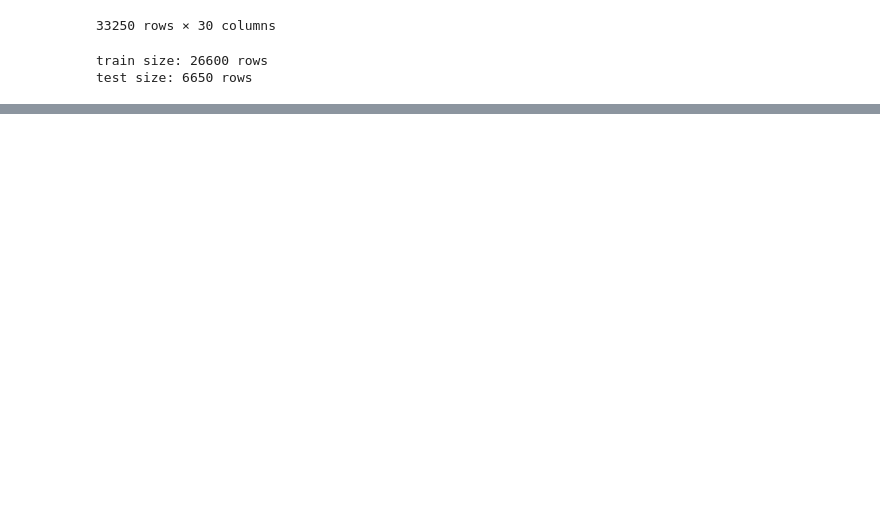
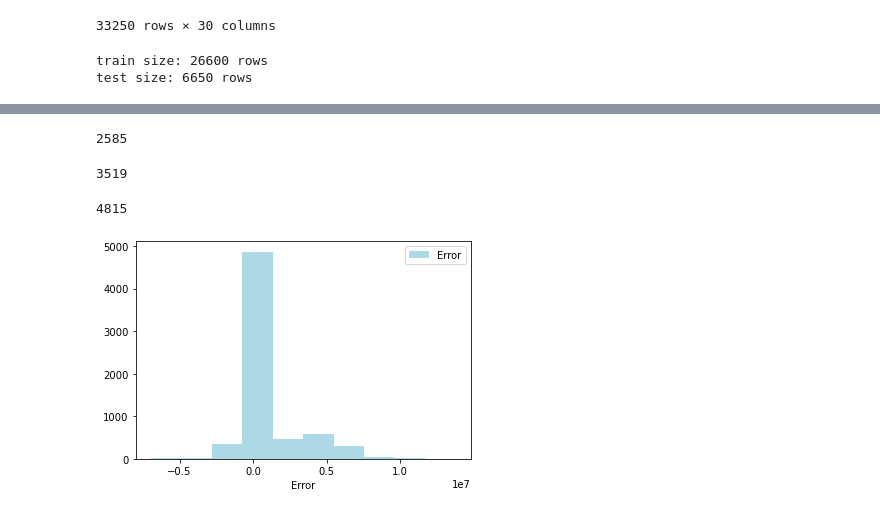
Before and after one commit to fonluiz/Process-Mining-Prediction, a Jupyter notebook: Evaluation.ipynb, the cells around one changed output, grey strips where cells are left out. Drawn from its saved outputs; the diff is of its cells as text; code cells hidden in the pictures; blank space fills up the shorter version.

```diff
--- a/Evaluation.ipynb
+++ b/Evaluation.ipynb
@@ -144,2 +187,5 @@ rf = RandomForestRegressor(bootstrap=False, max_depth=70, max_features='sqrt', m
 # %%
 testing_data = rf.predict(X_test)
+# %%
+error = testing_data - y_test
+error
@@ -145,0 +207,21 @@ testing_data = rf.predict(X_test)
+# %%
+#count how many case the error is smaller than 3 days
+error[(error<259200)&(error>-259200)].count()
+# %% [output]
+2585
+# %%
+#count how many case the error is smaller than 5 days
+error[(error<432000)&(error>-432000)].count()
+# %% [output]
+3519
+# %%
+error[error>0].count()
+# %% [output]
+4815
+# %%
+plt.hist(error, density=False, color = 'lightblue', cumulative = False, label = "Error")
+plt.legend()
+plt.xlabel('Error')
+plt.show()
+# %% [output]
+[figure, added]
```
Also changed, not shown: parts of 12 cells of this notebook.
